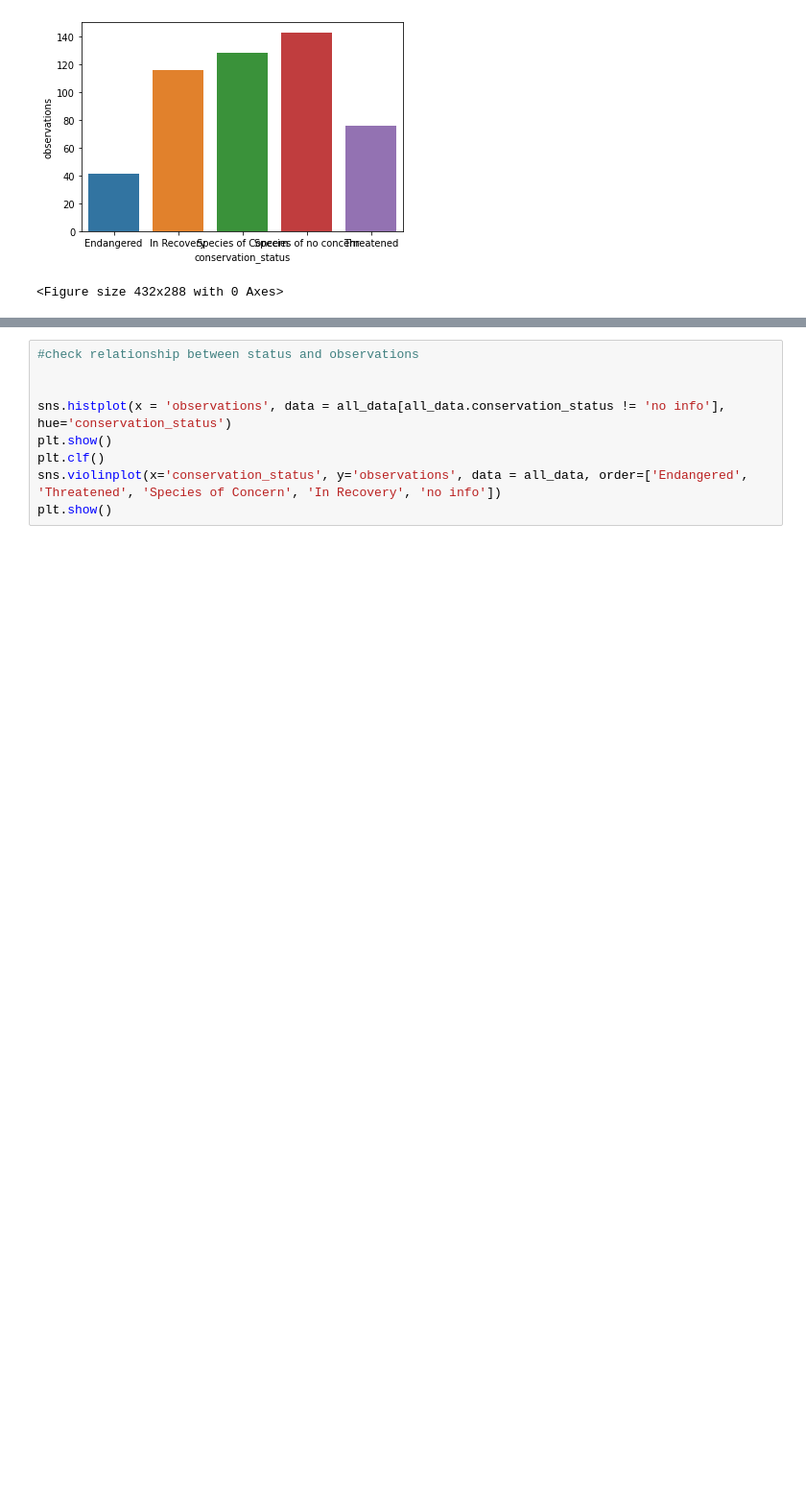
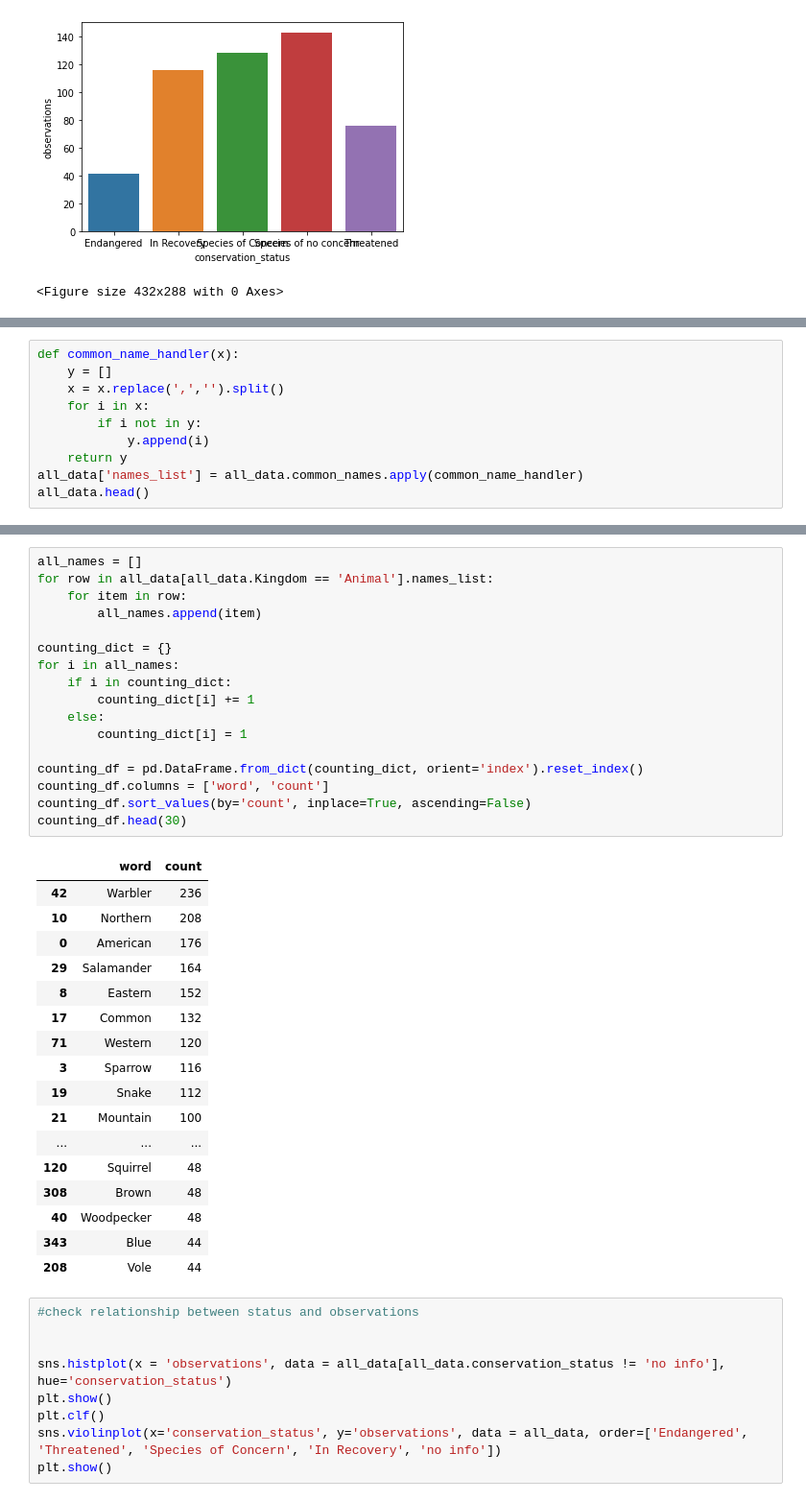
Before and after one commit to R0go/BioDiversity, a Jupyter notebook: biodiversity.ipynb, the cells around one changed output, grey strips where cells are left out. Shown at 96% size. Cells and saved outputs as stored; diff of their text form; blank space fills up the shorter version.

Commit message:
Finished most common animal analysis

```diff
--- a/biodiversity.ipynb
+++ b/biodiversity.ipynb
@@ -435,0 +432,10 @@ AttributeError: 'Rectangle' object has no property 'hue'
+# %%
+def common_name_handler(x):
+    y = []
+    x = x.replace(',','').split()
+    for i in x:
+        if i not in y:
+            y.append(i)
+    return y
+all_data['names_list'] = all_data.common_names.apply(common_name_handler)
+all_data.head()
@@ -436,3 +449,38 @@ AttributeError: 'Rectangle' object has no property 'hue'
+# %%
+all_names = []
+for row in all_data[all_data.Kingdom == 'Animal'].names_list:
+    for item in row:
+        all_names.append(item)
+
+counting_dict = {}
+for i in all_names:
+    if i in counting_dict:
+        counting_dict[i] += 1
+    else:
+        counting_dict[i] = 1
+
+counting_df = pd.DataFrame.from_dict(counting_dict, orient='index').reset_index()
+counting_df.columns = ['word', 'count']
+counting_df.sort_values(by='count', inplace=True, ascending=False)
+counting_df.head(30)
+# %% [output]
+|  | word | count |
+| 42 | Warbler | 236 |
+| 10 | Northern | 208 |
+| 0 | American | 176 |
+| 29 | Salamander | 164 |
+| 8 | Eastern | 152 |
+| 17 | Common | 132 |
+| 71 | Western | 120 |
+| 3 | Sparrow | 116 |
+| 19 | Snake | 112 |
+| 21 | Mountain | 100 |
+| ... | ... | ... |
+| 120 | Squirrel | 48 |
+| 308 | Brown | 48 |
+| 40 | Woodpecker | 48 |
+| 343 | Blue | 44 |
+| 208 | Vole | 44 |
 # %%
 #check relationship between status and observations
 
```
Also changed, not shown: parts of 3 cells of this notebook.
